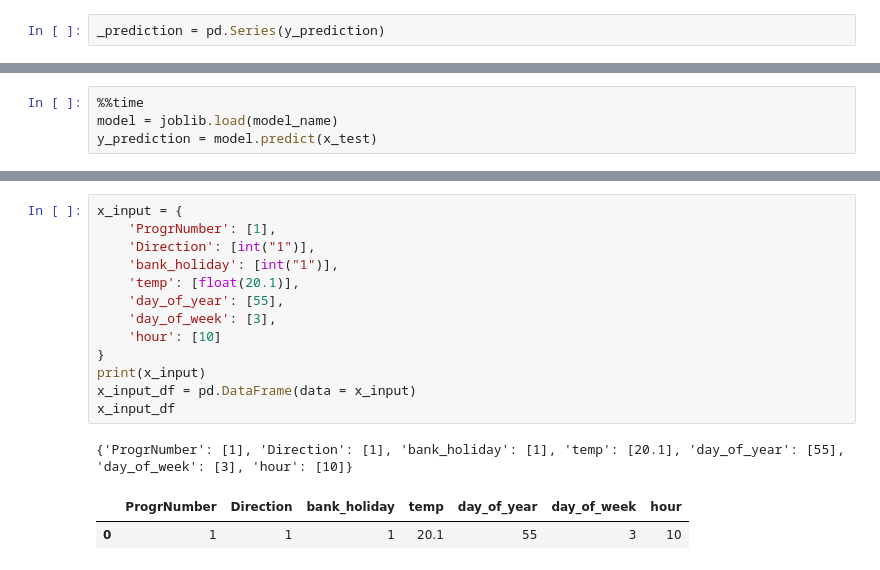
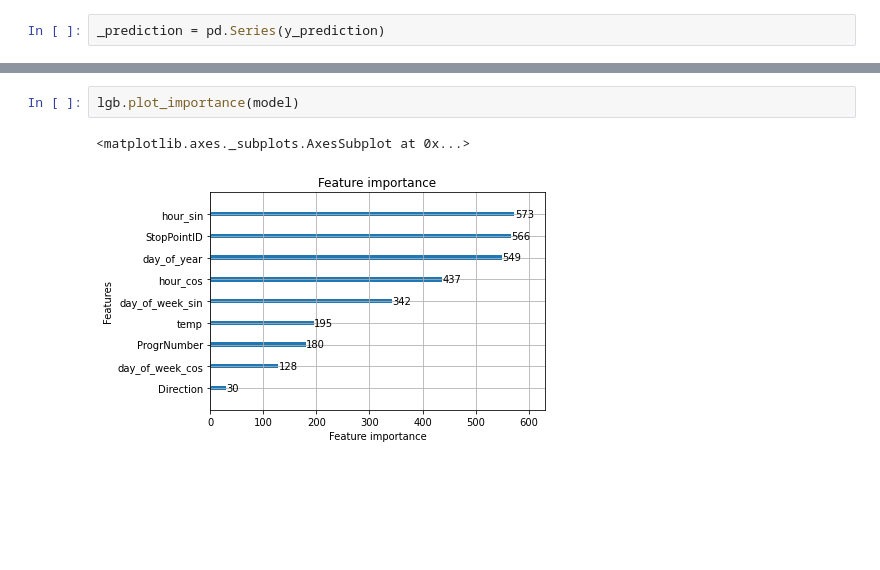
Before and after one commit to RobShanahanUCD/DublinBusProject, a Jupyter notebook: DataAnalytics/Lgbm-model.ipynb, the cells around one changed output, grey strips where cells are left out. Saved outputs shown, nothing was run; the diff lists cells and outputs as text; blank space fills up the shorter version.

```diff
--- a/DataAnalytics/Lgbm-model.ipynb
+++ b/DataAnalytics/Lgbm-model.ipynb
@@ -293,4 +279,0 @@ joblib.dump(nn, model_name)
-# %%
-%%time
-model = joblib.load(model_name)
-y_prediction = model.predict(x_test)
@@ -315,17 +280,5 @@ plt.show()
-# %%
-x_input = {
-    'ProgrNumber': [1],
-    'Direction': [int("1")],
-    'bank_holiday': [int("1")],
-    'temp': [float(20.1)],
-    'day_of_year': [55],
-    'day_of_week': [3],
-    'hour': [10]
-}
-print(x_input)
-x_input_df = pd.DataFrame(data = x_input)
-x_input_df
-# %% [output]
-{'ProgrNumber': [1], 'Direction': [1], 'bank_holiday': [1], 'temp': [20.1], 'day_of_year': [55], 'day_of_week': [3], 'hour': [10]}
-|  | ProgrNumber | Direction | bank_holiday | temp | day_of_year | day_of_week | hour |
-| 0 | 1 | 1 | 1 | 20.1 | 55 | 3 | 10 |
+# %%
+lgb.plot_importance(model)
+# %% [output]
+<matplotlib.axes._subplots.AxesSubplot at 0x...>
+[figure, added]
```
Also changed, not shown: parts of 23 cells of this notebook, 7 other files.
